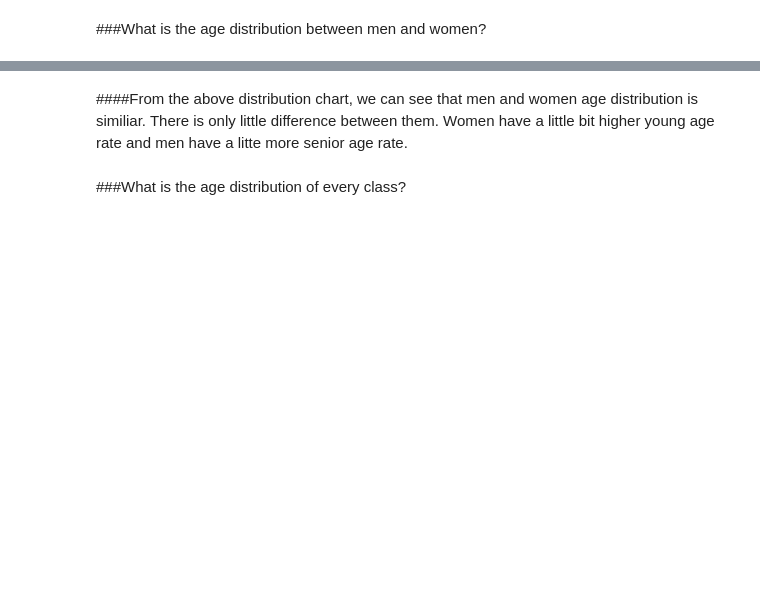
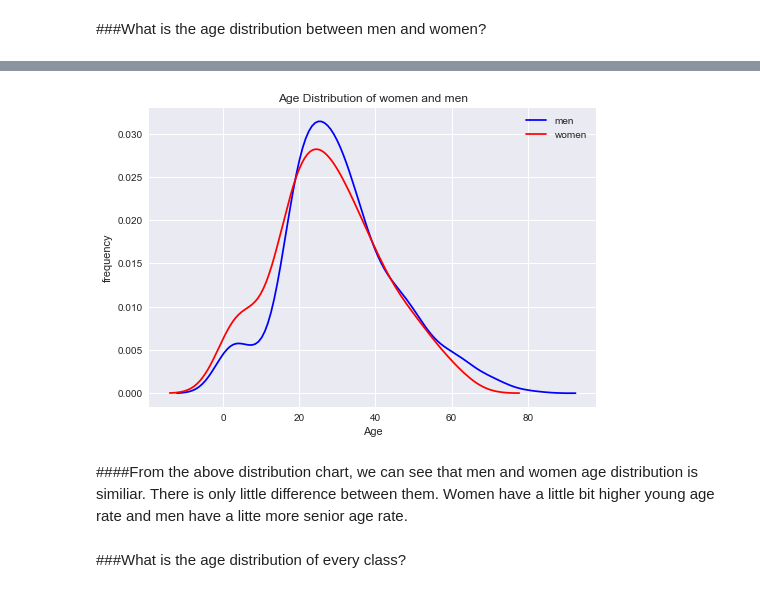
Before and after one commit to duanduan2015/Titanic-Dataset-Analysis, a Jupyter notebook: TitanicDatasetAnalysis.ipynb, the cells around one changed output, grey strips where cells are left out. Saved outputs shown, nothing was run; the diff lists cells and outputs as text; code cells hidden in the pictures; blank space fills up the shorter version.

```diff
--- a/TitanicDatasetAnalysis.ipynb
+++ b/TitanicDatasetAnalysis.ipynb
@@ -218,3 +192,13 @@ plot.show()
+# %%
+men_ages = passengers_df.loc[((passengers_df['Sex'] == 'male') & (~passengers_df['Age'].isnull())), 'Age']
+women_ages = passengers_df.loc[((passengers_df['Sex'] == 'female') & (~passengers_df['Age'].isnull())), 'Age']
+ax = sns.distplot(men_ages, age_bins, color='b', hist=False, label="men")
+ax = sns.distplot(women_ages, age_bins, color='r', hist=False, label="women")
+plot.title("Age Distribution of women and men")
+plot.ylabel("frequency")
+plot.show()
+# %% [output]
+[figure, added]
 # %% [markdown]
 ####From the above distribution chart, we can see that men and women age distribution is similiar. There is only little difference between them. Women have a little bit higher young age rate and men have a litte more senior age rate.
 # %% [markdown]
```
Also changed, not shown: parts of 20 cells of this notebook.
